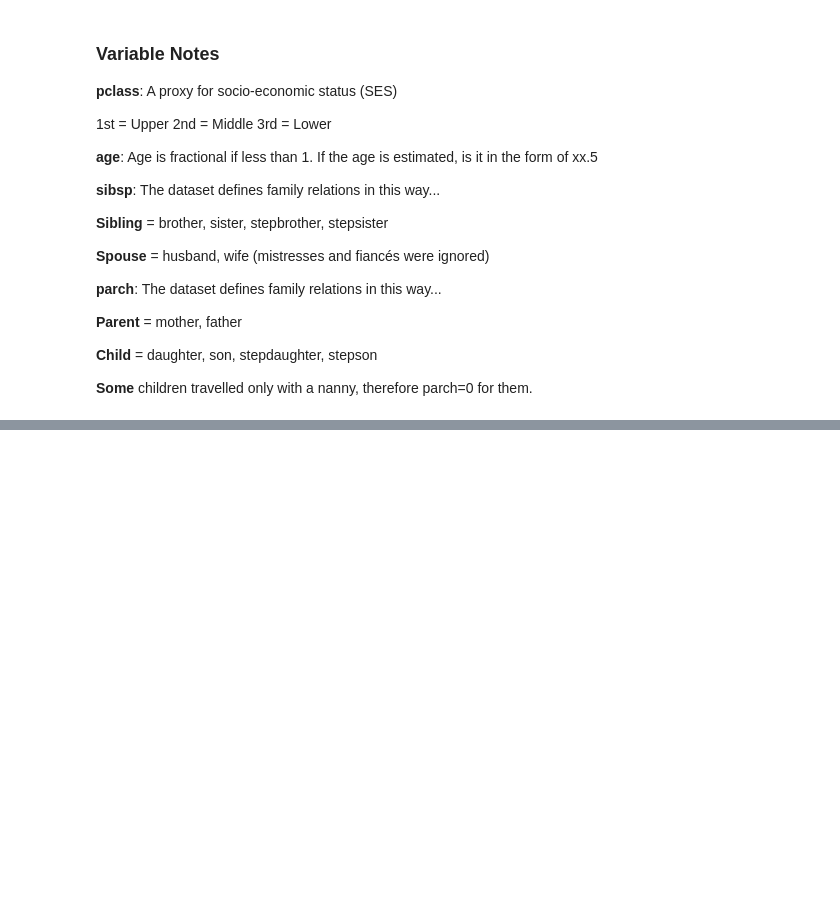
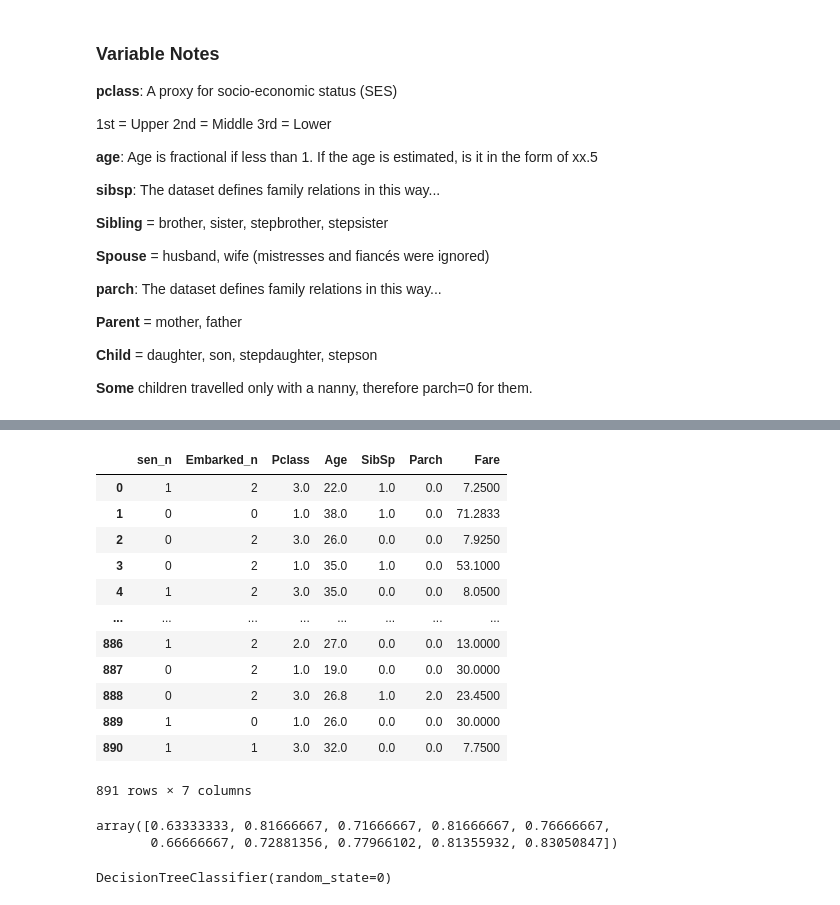
Before and after one commit to alex-chin/TitanicML, a Jupyter notebook: titanic_ml.ipynb, the cells around one changed output, grey strips where cells are left out. Cells and saved outputs as stored; diff of their text form; code cells hidden in the pictures; blank space fills up the shorter version.

```diff
--- a/titanic_ml.ipynb
+++ b/titanic_ml.ipynb
@@ -78,0 +192,7 @@ memory usage: 83.7+ KB
+# %%
+from sklearn import preprocessing
+le = preprocessing.LabelEncoder()
+# %%
+df['sen_n'] = le.fit_transform(df.Sex)
+# %%
+df['Embarked_n']=le.fit_transform(df.Embarked)
@@ -78,0 +215,18 @@ memory usage: 83.7+ KB
+# %%
+df_full = pd.concat([df[['sen_n', 'Embarked_n']],df1], axis=1)
+# %%
+df_full
+# %% [output]
+|  | sen_n | Embarked_n | Pclass | Age | SibSp | Parch | Fare |
+| 0 | 1 | 2 | 3.0 | 22.0 | 1.0 | 0.0 | 7.2500 |
+| 1 | 0 | 0 | 1.0 | 38.0 | 1.0 | 0.0 | 71.2833 |
+| 2 | 0 | 2 | 3.0 | 26.0 | 0.0 | 0.0 | 7.9250 |
+| 3 | 0 | 2 | 1.0 | 35.0 | 1.0 | 0.0 | 53.1000 |
+| 4 | 1 | 2 | 3.0 | 35.0 | 0.0 | 0.0 | 8.0500 |
+| ... | ... | ... | ... | ... | ... | ... | ... |
+| 886 | 1 | 2 | 2.0 | 27.0 | 0.0 | 0.0 | 13.0000 |
+| 887 | 0 | 2 | 1.0 | 19.0 | 0.0 | 0.0 | 30.0000 |
+| 888 | 0 | 2 | 3.0 | 26.8 | 1.0 | 2.0 | 23.4500 |
+| 889 | 1 | 0 | 1.0 | 26.0 | 0.0 | 0.0 | 30.0000 |
+| 890 | 1 | 1 | 3.0 | 32.0 | 0.0 | 0.0 | 7.7500 |
+891 rows × 7 columns
@@ -78,0 +241,9 @@ memory usage: 83.7+ KB
+# %%
+cross_val_score(clf, X_train, y_train, cv=10)
+# %% [output]
+array([0.63333333, 0.81666667, 0.71666667, 0.81666667, 0.76666667,
+       0.66666667, 0.72881356, 0.77966102, 0.81355932, 0.83050847])
+# %%
+clf.fit(X_train, y_train)
+# %% [output]
+DecisionTreeClassifier(random_state=0)
```
Also changed, not shown: parts of 30 cells of this notebook, 1 other file.
